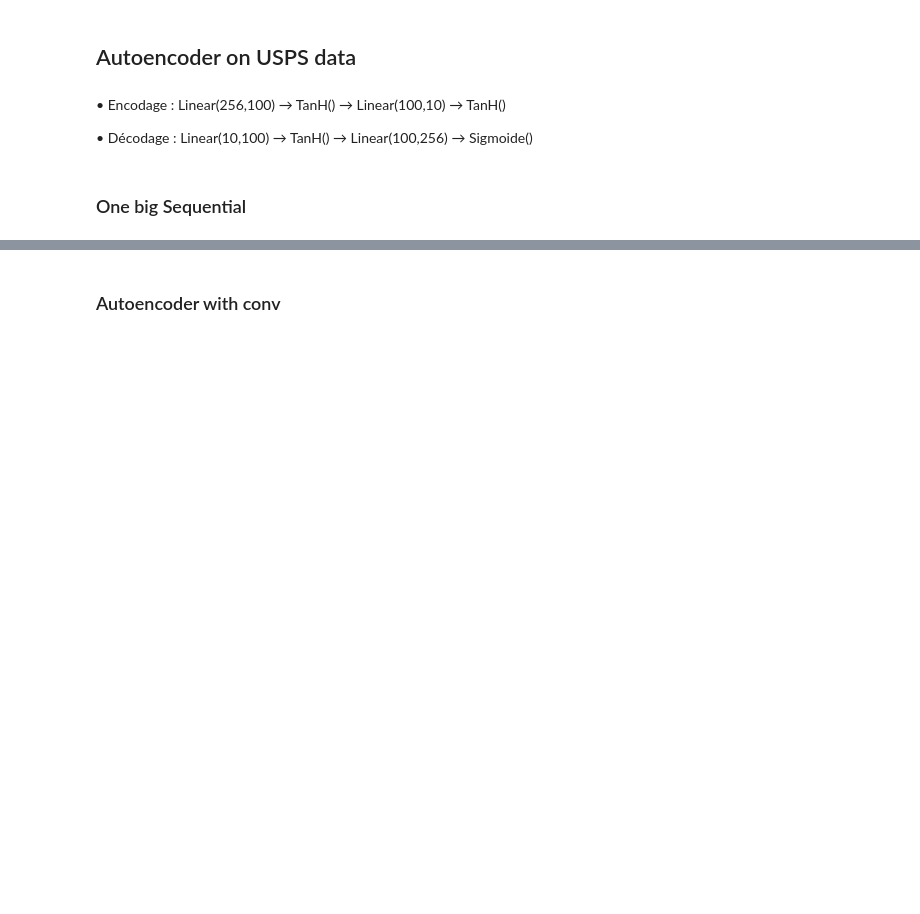
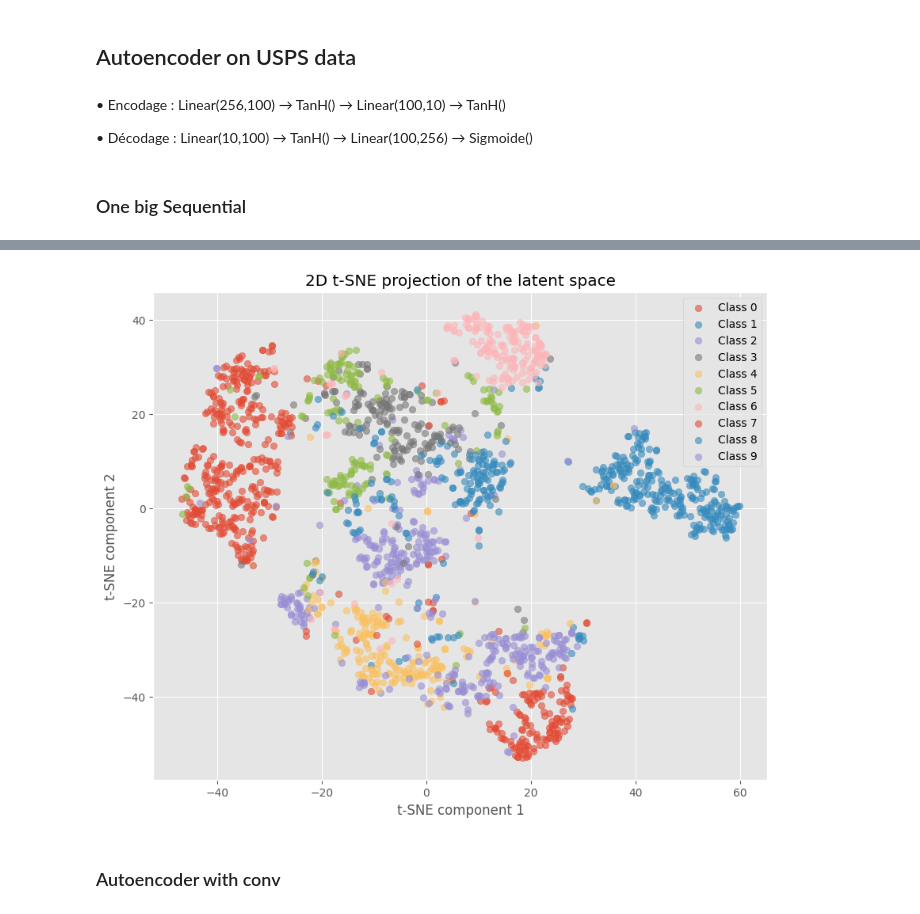
Before and after one commit to Tikai7/Pylamp, a Jupyter notebook: src/AutoEncoderExperiment.ipynb, the cells around one changed output, grey strips where cells are left out. Drawn from its saved outputs; the diff is of its cells as text; code cells hidden in the pictures; blank space fills up the shorter version.

```diff
--- a/src/AutoEncoderExperiment.ipynb
+++ b/src/AutoEncoderExperiment.ipynb
@@ -68,3 +82,7 @@ Original VS AutoEncoder output:
+# %%
+latent_space_lin = Display().plot_latent_space(X_test, y_test, encoder_linear, expand_dims=False)
+# %% [output]
+[figure, added]
 # %% [markdown]
 ### Autoencoder with conv
 # %%
```
Also changed, not shown: parts of 33 cells of this notebook, 14 other files.
